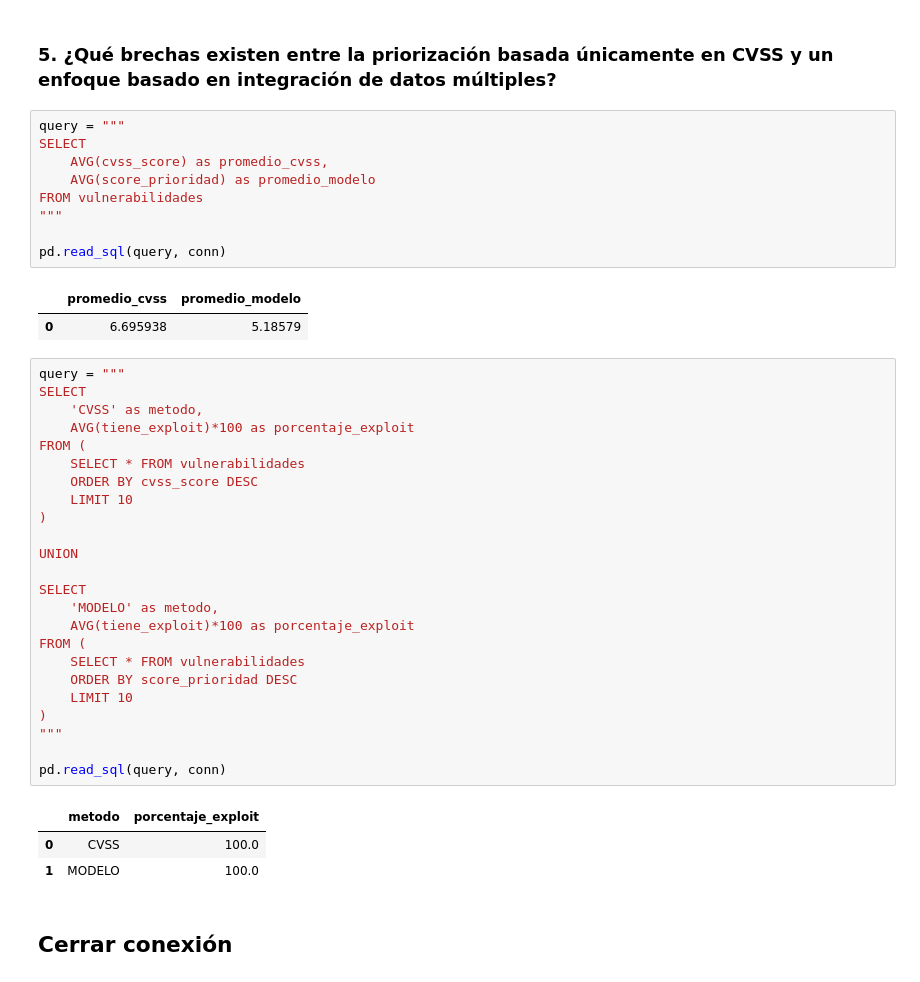
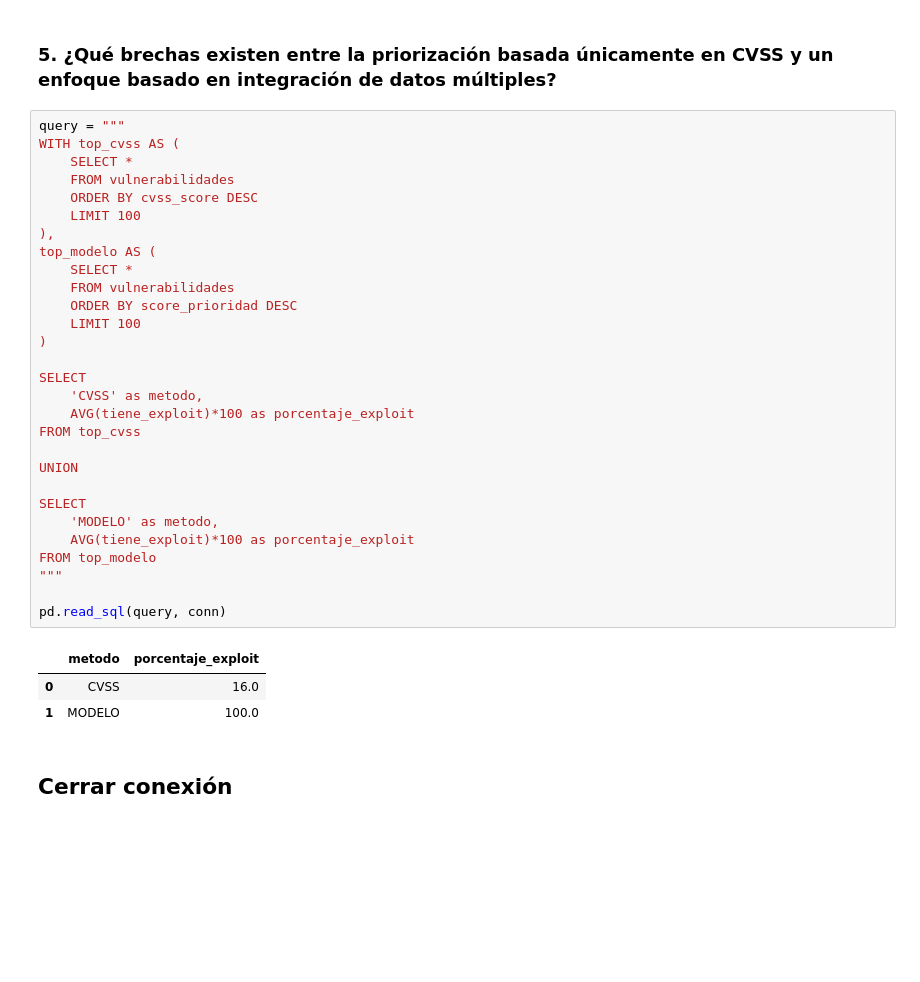
Before and after one commit to cjay-zambrano/cybersecurity-etl-pipeline, a Jupyter notebook: notebooks/03_carga.ipynb, the cells around one changed output. Saved outputs shown, nothing was run; the diff lists cells and outputs as text; blank space fills up the shorter version.

```diff
--- a/notebooks/03_carga.ipynb
+++ b/notebooks/03_carga.ipynb
@@ -145,45 +156,38 @@ pd.read_sql(query, conn)
 | 9 | CVE-2023-23162 | 9.8 | 1 | 3 | 10.76 |
 # %% [markdown]
 ### 5. ¿Qué brechas existen entre la priorización basada únicamente en CVSS y un enfoque basado en integración de datos múltiples?
-# %%
-query = """
-SELECT
-    AVG(cvss_score) as promedio_cvss,
-    AVG(score_prioridad) as promedio_modelo
-FROM vulnerabilidades
-"""
-
-pd.read_sql(query, conn)
-# %% [output]
-|  | promedio_cvss | promedio_modelo |
-| 0 | 6.695938 | 5.18579 |
 # %%
 query = """
+WITH top_cvss AS (
+    SELECT *
+    FROM vulnerabilidades
+    ORDER BY cvss_score DESC
+    LIMIT 100
+),
+top_modelo AS (
+    SELECT *
+    FROM vulnerabilidades
+    ORDER BY score_prioridad DESC
+    LIMIT 100
+)
+
 SELECT
     'CVSS' as metodo,
     AVG(tiene_exploit)*100 as porcentaje_exploit
-FROM (
-    SELECT * FROM vulnerabilidades
-    ORDER BY cvss_score DESC
-    LIMIT 10
-)
+FROM top_cvss
 
 UNION
 
 SELECT
     'MODELO' as metodo,
     AVG(tiene_exploit)*100 as porcentaje_exploit
-FROM (
-    SELECT * FROM vulnerabilidades
-    ORDER BY score_prioridad DESC
-    LIMIT 10
-)
+FROM top_modelo
 """
 
 pd.read_sql(query, conn)
 # %% [output]
 |  | metodo | porcentaje_exploit |
-| 0 | CVSS | 100.0 |
+| 0 | CVSS | 16.0 |
 | 1 | MODELO | 100.0 |
 # %% [markdown]
 ## Cerrar conexión
```
Also changed, not shown: parts of 1 cell of this notebook, 3 other files.
